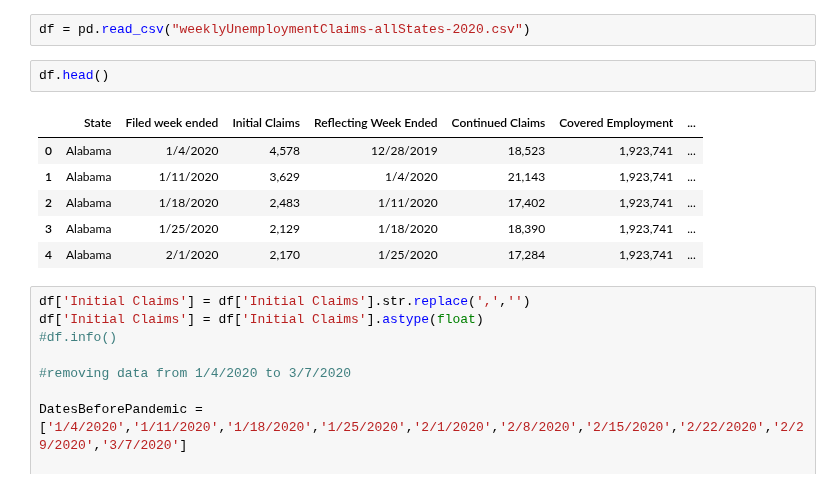
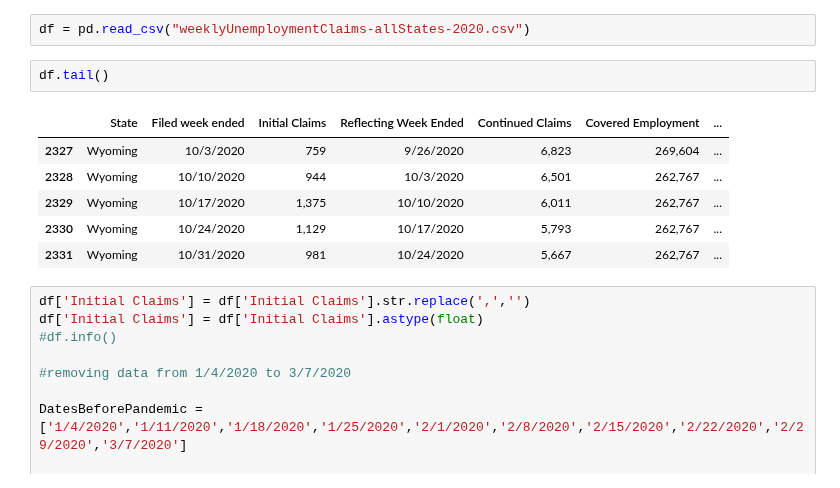
Before and after one commit to lowsaelee/US-Unemployment-Claims-2020, a Jupyter notebook: State_Unemployment_Claims.ipynb, the cells around one changed output. Drawn from its saved outputs; the diff is of its cells as text.

```diff
--- a/State_Unemployment_Claims.ipynb
+++ b/State_Unemployment_Claims.ipynb
@@ -5,14 +5,14 @@ import matplotlib.pyplot as plt
 # %%
 df = pd.read_csv("weeklyUnemploymentClaims-allStates-2020.csv")
 # %%
-df.head()
+df.tail()
 # %% [output]
 |  | State | Filed week ended | Initial Claims | Reflecting Week Ended | Continued Claims | Covered Employment | ... |
-| 0 | Alabama | 1/4/2020 | 4,578 | 12/28/2019 | 18,523 | 1,923,741 | ... |
-| 1 | Alabama | 1/11/2020 | 3,629 | 1/4/2020 | 21,143 | 1,923,741 | ... |
-| 2 | Alabama | 1/18/2020 | 2,483 | 1/11/2020 | 17,402 | 1,923,741 | ... |
-| 3 | Alabama | 1/25/2020 | 2,129 | 1/18/2020 | 18,390 | 1,923,741 | ... |
-| 4 | Alabama | 2/1/2020 | 2,170 | 1/25/2020 | 17,284 | 1,923,741 | ... |
+| 2327 | Wyoming | 10/3/2020 | 759 | 9/26/2020 | 6,823 | 269,604 | ... |
+| 2328 | Wyoming | 10/10/2020 | 944 | 10/3/2020 | 6,501 | 262,767 | ... |
+| 2329 | Wyoming | 10/17/2020 | 1,375 | 10/10/2020 | 6,011 | 262,767 | ... |
+| 2330 | Wyoming | 10/24/2020 | 1,129 | 10/17/2020 | 5,793 | 262,767 | ... |
+| 2331 | Wyoming | 10/31/2020 | 981 | 10/24/2020 | 5,667 | 262,767 | ... |
 # %%
 df['Initial Claims'] = df['Initial Claims'].str.replace(',','')
 df['Initial Claims'] = df['Initial Claims'].astype(float)
```
Also changed, not shown: parts of 7 cells of this notebook, 1 other file.
